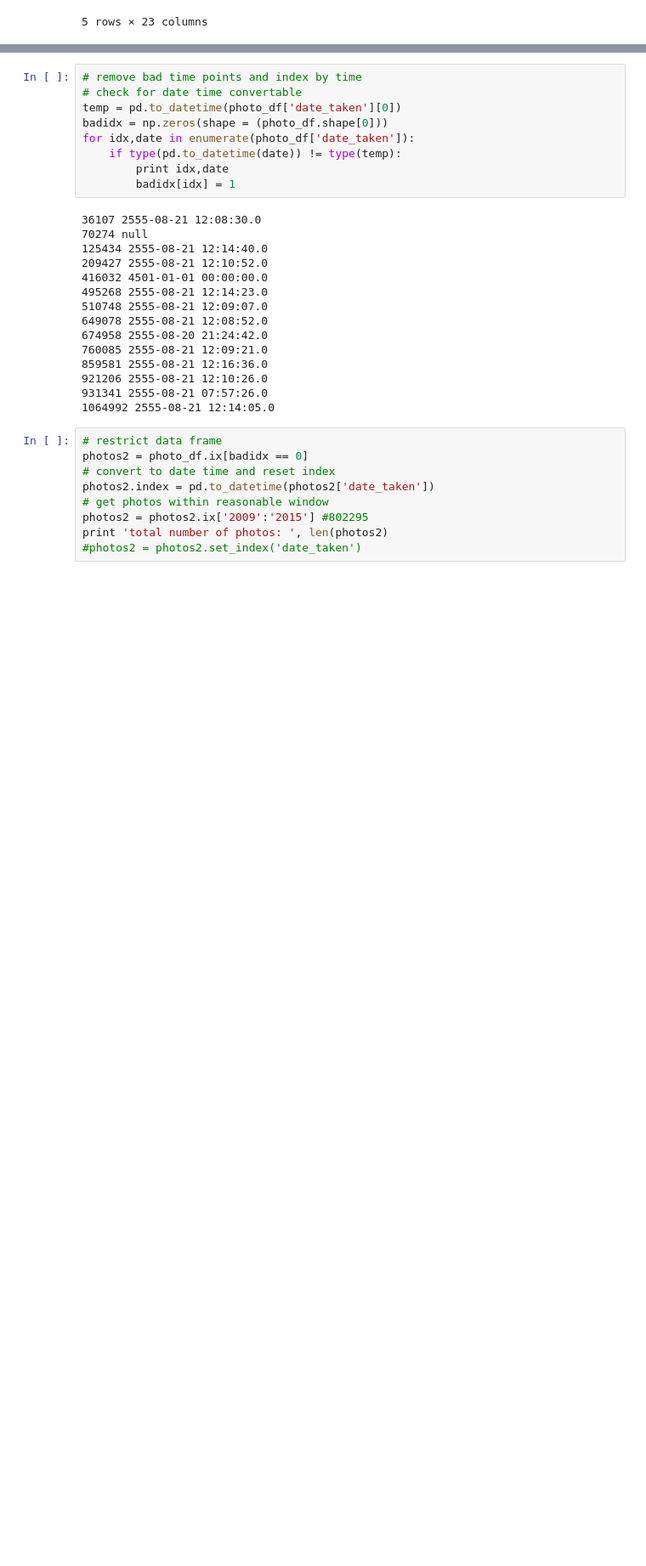
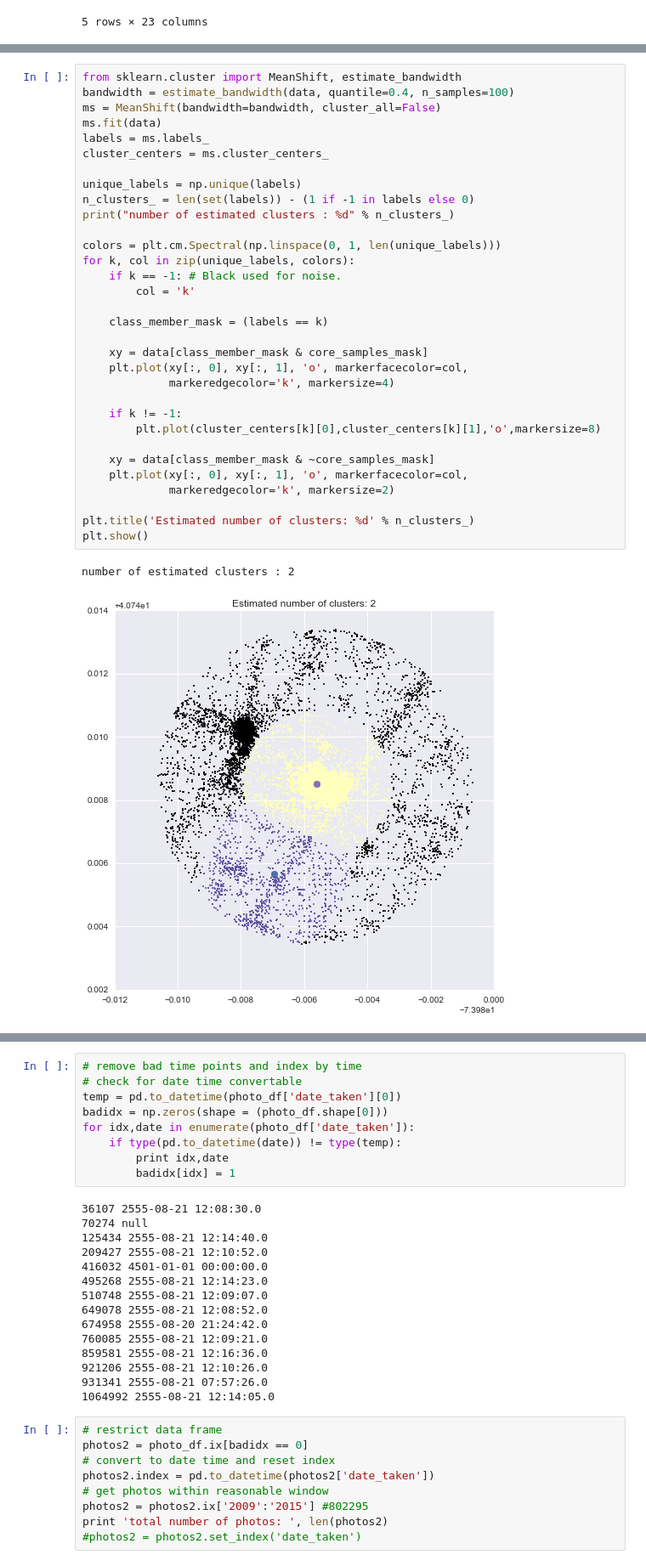
Before and after one commit to helenaxwang/AveNeue, a Jupyter notebook: analyze_flickr.py.ipynb, the cells around one changed output, grey strips where cells are left out. Shown at 85% size. Saved outputs shown, nothing was run; the diff lists cells and outputs as text; blank space fills up the shorter version.

```diff
--- a/analyze_flickr.py.ipynb
+++ b/analyze_flickr.py.ipynb
@@ -95,0 +96,35 @@ plt.show()
+# %%
+from sklearn.cluster import MeanShift, estimate_bandwidth
+bandwidth = estimate_bandwidth(data, quantile=0.4, n_samples=100)
+ms = MeanShift(bandwidth=bandwidth, cluster_all=False)
+ms.fit(data)
+labels = ms.labels_
+cluster_centers = ms.cluster_centers_
+
+unique_labels = np.unique(labels)
+n_clusters_ = len(set(labels)) - (1 if -1 in labels else 0)
+print("number of estimated clusters : %d" % n_clusters_)
+
+colors = plt.cm.Spectral(np.linspace(0, 1, len(unique_labels)))
+for k, col in zip(unique_labels, colors):
+    if k == -1: # Black used for noise.
+        col = 'k'
+
+    class_member_mask = (labels == k)
+
+    xy = data[class_member_mask & core_samples_mask]
+    plt.plot(xy[:, 0], xy[:, 1], 'o', markerfacecolor=col,
+             markeredgecolor='k', markersize=4)
+
+    if k != -1:
+        plt.plot(cluster_centers[k][0],cluster_centers[k][1],'o',markersize=8)
+
+    xy = data[class_member_mask & ~core_samples_mask]
+    plt.plot(xy[:, 0], xy[:, 1], 'o', markerfacecolor=col,
+             markeredgecolor='k', markersize=2)
+
+plt.title('Estimated number of clusters: %d' % n_clusters_)
+plt.show()
+# %% [output]
+number of estimated clusters : 2
+[figure, added]
```
Also changed, not shown: parts of 4 cells of this notebook.
